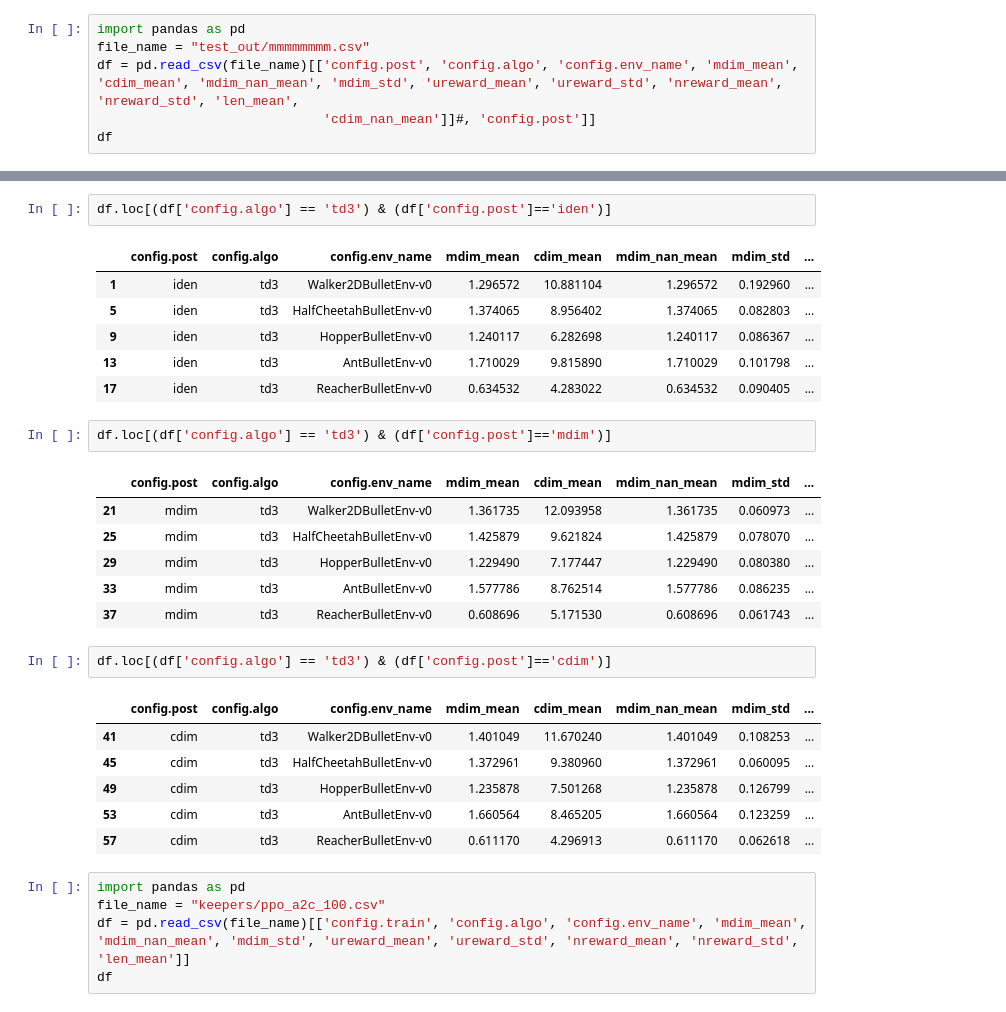
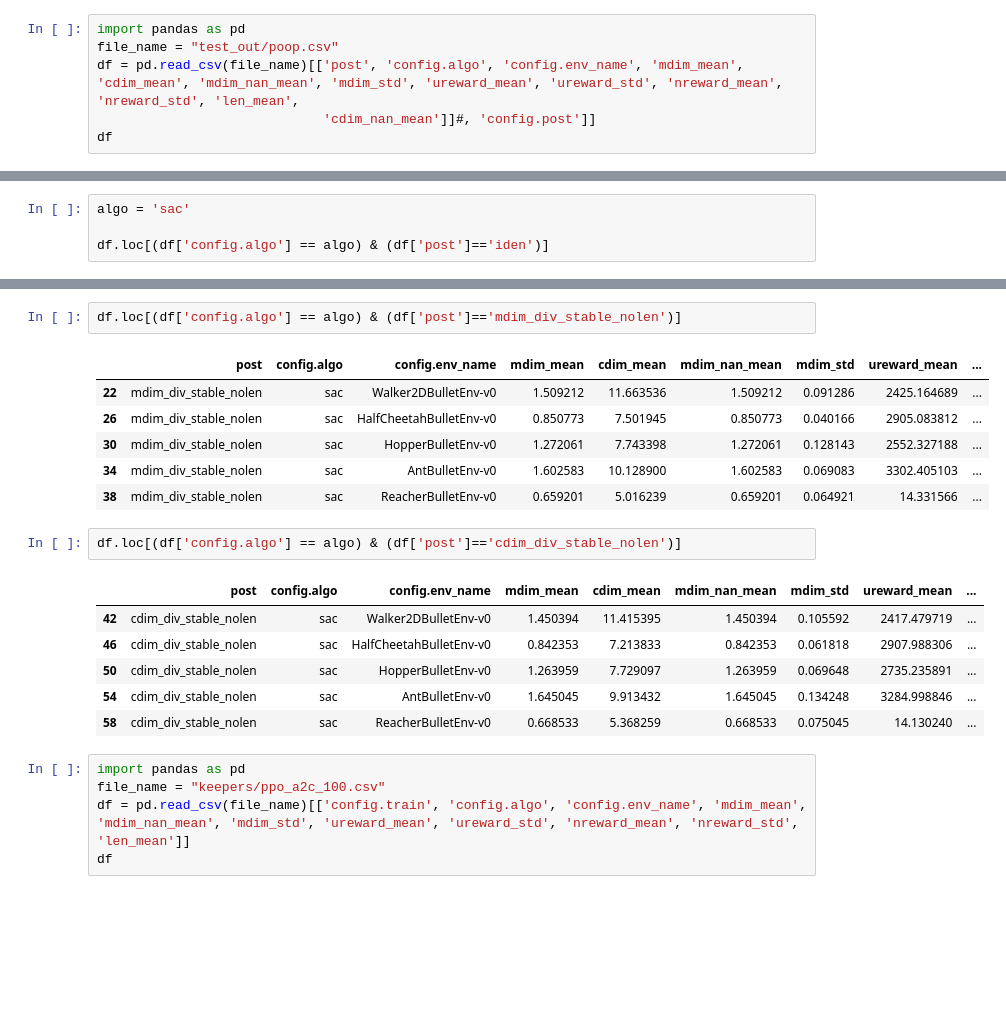
Before and after one commit to sgillen/policy_refinement, a Jupyter notebook: load_ars_zoo.ipynb, the cells around one changed output, grey strips where cells are left out. Saved outputs shown, nothing was run; the diff lists cells and outputs as text; blank space fills up the shorter version.

```diff
--- a/load_ars_zoo.ipynb
+++ b/load_ars_zoo.ipynb
@@ -1,7 +1,7 @@
 # %%
 import pandas as pd
-file_name = "test_out/mmmmmmmm.csv"
-df = pd.read_csv(file_name)[['config.post', 'config.algo', 'config.env_name', 'mdim_mean', 'cdim_mean', 'mdim_nan_mean', 'mdim_std', 'ureward_mean', 'ureward_std', 'nreward_mean', 'nreward_std', 'len_mean',
+file_name = "test_out/poop.csv"
+df = pd.read_csv(file_name)[['post', 'config.algo', 'config.env_name', 'mdim_mean', 'cdim_mean', 'mdim_nan_mean', 'mdim_std', 'ureward_mean', 'ureward_std', 'nreward_mean', 'nreward_std', 'len_mean',
                              'cdim_nan_mean']]#, 'config.post']]
 df
 # %% [output]
@@ -11,0 +18,4 @@ df
+# %%
+algo = 'sac'
+
+df.loc[(df['config.algo'] == algo) & (df['post']=='iden')]
@@ -12,30 +29,21 @@ df
 # %%
-df.loc[(df['config.algo'] == 'td3') & (df['config.post']=='iden')]
+df.loc[(df['config.algo'] == algo) & (df['post']=='mdim_div_stable_nolen')]
 # %% [output]
-|  | config.post | config.algo | config.env_name | mdim_mean | cdim_mean | mdim_nan_mean | mdim_std | ... |
-| 1 | iden | td3 | Walker2DBulletEnv-v0 | 1.296572 | 10.881104 | 1.296572 | 0.192960 | ... |
-| 5 | iden | td3 | HalfCheetahBulletEnv-v0 | 1.374065 | 8.956402 | 1.374065 | 0.082803 | ... |
-| 9 | iden | td3 | HopperBulletEnv-v0 | 1.240117 | 6.282698 | 1.240117 | 0.086367 | ... |
-| 13 | iden | td3 | AntBulletEnv-v0 | 1.710029 | 9.815890 | 1.710029 | 0.101798 | ... |
-| 17 | iden | td3 | ReacherBulletEnv-v0 | 0.634532 | 4.283022 | 0.634532 | 0.090405 | ... |
+|  | post | config.algo | config.env_name | mdim_mean | cdim_mean | mdim_nan_mean | mdim_std | ureward_mean | ... |
+| 22 | mdim_div_stable_nolen | sac | Walker2DBulletEnv-v0 | 1.509212 | 11.663536 | 1.509212 | 0.091286 | 2425.164689 | ... |
+| 26 | mdim_div_stable_nolen | sac | HalfCheetahBulletEnv-v0 | 0.850773 | 7.501945 | 0.850773 | 0.040166 | 2905.083812 | ... |
+| 30 | mdim_div_stable_nolen | sac | HopperBulletEnv-v0 | 1.272061 | 7.743398 | 1.272061 | 0.128143 | 2552.327188 | ... |
+| 34 | mdim_div_stable_nolen | sac | AntBulletEnv-v0 | 1.602583 | 10.128900 | 1.602583 | 0.069083 | 3302.405103 | ... |
+| 38 | mdim_div_stable_nolen | sac | ReacherBulletEnv-v0 | 0.659201 | 5.016239 | 0.659201 | 0.064921 | 14.331566 | ... |
 # %%
-df.loc[(df['config.algo'] == 'td3') & (df['config.post']=='mdim')]
+df.loc[(df['config.algo'] == algo) & (df['post']=='cdim_div_stable_nolen')]
 # %% [output]
-|  | config.post | config.algo | config.env_name | mdim_mean | cdim_mean | mdim_nan_mean | mdim_std | ... |
-| 21 | mdim | td3 | Walker2DBulletEnv-v0 | 1.361735 | 12.093958 | 1.361735 | 0.060973 | ... |
-| 25 | mdim | td3 | HalfCheetahBulletEnv-v0 | 1.425879 | 9.621824 | 1.425879 | 0.078070 | ... |
-| 29 | mdim | td3 | HopperBulletEnv-v0 | 1.229490 | 7.177447 | 1.229490 | 0.080380 | ... |
-| 33 | mdim | td3 | AntBulletEnv-v0 | 1.577786 | 8.762514 | 1.577786 | 0.086235 | ... |
-| 37 | mdim | td3 | ReacherBulletEnv-v0 | 0.608696 | 5.171530 | 0.608696 | 0.061743 | ... |
+|  | post | config.algo | config.env_name | mdim_mean | cdim_mean | mdim_nan_mean | mdim_std | ureward_mean | ... |
+| 42 | cdim_div_stable_nolen | sac | Walker2DBulletEnv-v0 | 1.450394 | 11.415395 | 1.450394 | 0.105592 | 2417.479719 | ... |
+| 46 | cdim_div_stable_nolen | sac | HalfCheetahBulletEnv-v0 | 0.842353 | 7.213833 | 0.842353 | 0.061818 | 2907.988306 | ... |
+| 50 | cdim_div_stable_nolen | sac | HopperBulletEnv-v0 | 1.263959 | 7.729097 | 1.263959 | 0.069648 | 2735.235891 | ... |
+| 54 | cdim_div_stable_nolen | sac | AntBulletEnv-v0 | 1.645045 | 9.913432 | 1.645045 | 0.134248 | 3284.998846 | ... |
+| 58 | cdim_div_stable_nolen | sac | ReacherBulletEnv-v0 | 0.668533 | 5.368259 | 0.668533 | 0.075045 | 14.130240 | ... |
-# %%
-df.loc[(df['config.algo'] == 'td3') & (df['config.post']=='cdim')]
-# %% [output]
-|  | config.post | config.algo | config.env_name | mdim_mean | cdim_mean | mdim_nan_mean | mdim_std | ... |
-| 41 | cdim | td3 | Walker2DBulletEnv-v0 | 1.401049 | 11.670240 | 1.401049 | 0.108253 | ... |
-| 45 | cdim | td3 | HalfCheetahBulletEnv-v0 | 1.372961 | 9.380960 | 1.372961 | 0.060095 | ... |
-| 49 | cdim | td3 | HopperBulletEnv-v0 | 1.235878 | 7.501268 | 1.235878 | 0.126799 | ... |
-| 53 | cdim | td3 | AntBulletEnv-v0 | 1.660564 | 8.465205 | 1.660564 | 0.123259 | ... |
-| 57 | cdim | td3 | ReacherBulletEnv-v0 | 0.611170 | 4.296913 | 0.611170 | 0.062618 | ... |
 # %%
 import pandas as pd
 file_name = "keepers/ppo_a2c_100.csv"
```
Also changed, not shown: parts of 4 cells of this notebook, 2 other files.
